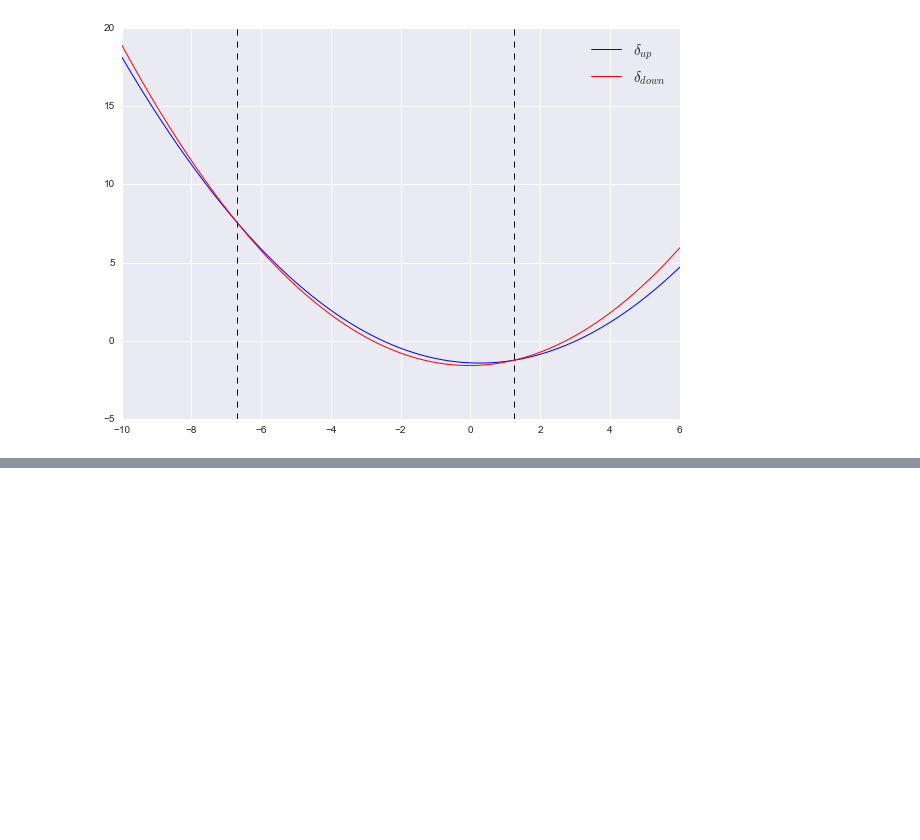
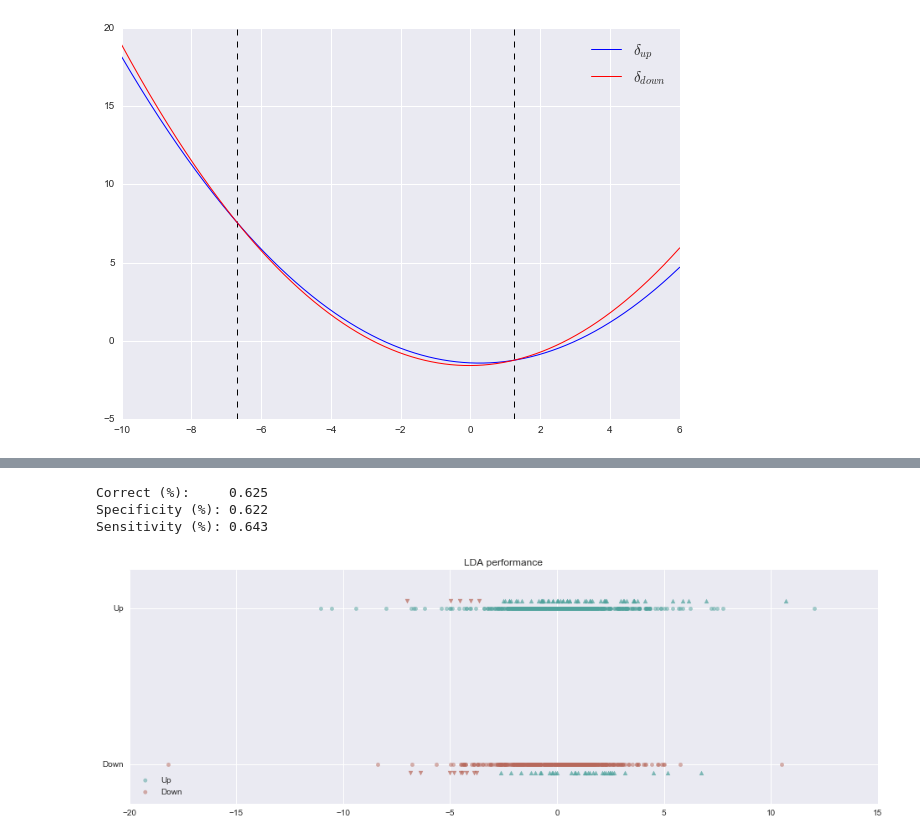
Before and after one commit to gerdm/ISLR, a Jupyter notebook: ex4.ipynb, the cells around one changed output, grey strips where cells are left out. Saved outputs shown, nothing was run; the diff lists cells and outputs as text; code cells hidden in the pictures; blank space fills up the shorter version.

```diff
--- a/ex4.ipynb
+++ b/ex4.ipynb
@@ -361,0 +380,10 @@ test_qda.sample(10)
+# %%
+# For each value in the test_knn, we get the Direction of the closest train_knn to that point,
+# that will be our predicted value
+predictions = []
+for ix in test_knn.index:
+    index = abs(test_knn.Lag2[ix] - train_knn.Lag2).idxmin()
+    pred = train_knn.Direction[index]
+    predictions.append(pred)
+
+test_knn["Dir_Pred"] = predictions
@@ -361,0 +404,32 @@ test_qda.sample(10)
+# %%
+def compute_values(con_mat):
+    ovall = (con_mat.ix["Up","Up"] + con_mat.ix["Down","Down"])/con_mat.ix["True","Predicted"]
+    specificity = con_mat.ix["Up","Up"] / con_mat.ix["True","Up"]
+    sensitivity = con_mat.ix["Down","Down"] / con_mat.ix["True","Down"]
+    print("Correct (%): {:>9.3f}".format(ovall))
+    print("Specificity (%): {:.3f}".format(specificity))
+    print("Sensitivity (%): {:.3f}".format(sensitivity))
+    return con_mat
+
+def pred_plot(test, train, title):
+    x_down = train[train.Direction == "Down"].Lag2
+    y_down = np.repeat(-1, len(train[train.Direction == "Down"]))
+
+    x_up = train[train.Direction == "Up"].Lag2
+    y_up = np.repeat(1, len(train[train.Direction == "Up"]))
+
+    plt.figure(figsize=(16,5))
+
+    plt.scatter(x_up, y_up, s=20, color="#51A39D", alpha=0.5, label="Up")
+    plt.scatter(x_down, y_down, s=20, color = "#B7695C", alpha=0.5, label="Down")
+
+    for (x, true, pred) in test[["Lag2","Direction","Dir_Pred"]].values:
+        color = "#51A39D" if pred == "Up" else "#B7695C"
+        mrkr = "^" if pred == "Up" else "v"
+        y_pos = 1.1 if true=="Up" else -1.1
+        plt.scatter(x, y_pos, s=25, color = color, alpha=0.7, marker=mrkr)
+
+    plt.yticks((-1,1), ("Down", "Up"))
+    plt.legend(loc=3)
+    plt.title(title)
+    plt.show()
@@ -361,0 +446,8 @@ test_qda.sample(10)
+# %%
+compute_values(lda_cm)
+pred_plot(test_lda, train_lda, "LDA performance")
+# %% [output]
+Correct (%):     0.625
+Specificity (%): 0.622
+Sensitivity (%): 0.643
+[figure, added]
```
Also changed, not shown: parts of 31 cells of this notebook.
